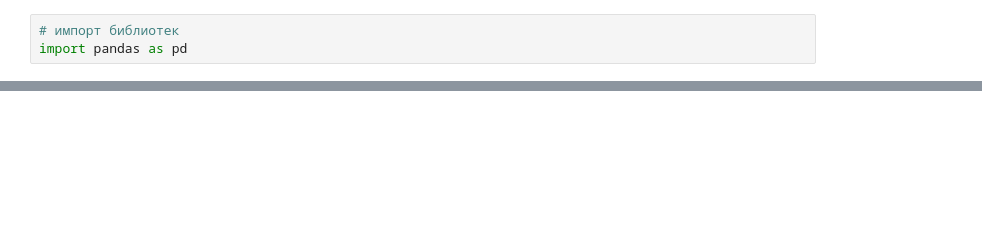
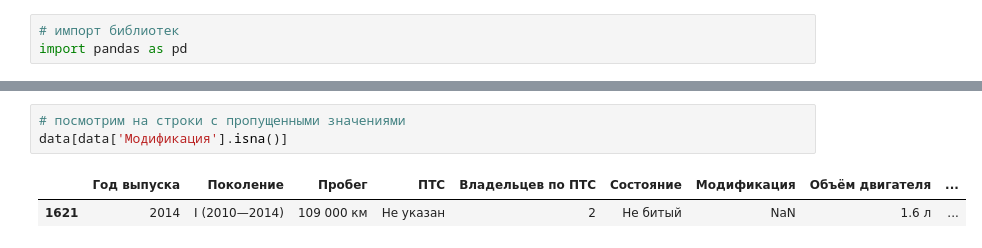
Before and after one commit to DmitryKolbanov/data-science-projects, a Jupyter notebook: car_price/notebooks/data_prep.ipynb, the cells around one changed output, grey strips where cells are left out. Cells and saved outputs as stored; diff of their text form; blank space fills up the shorter version.

```diff
--- a/car_price/notebooks/data_prep.ipynb
+++ b/car_price/notebooks/data_prep.ipynb
@@ -17,0 +91,6 @@ data.head()
+# %%
+# посмотрим на строки с пропущенными значениями
+data[data['Модификация'].isna()]
+# %% [output]
+|  | Год выпуска | Поколение | Пробег | ПТС | Владельцев по ПТС | Состояние | Модификация | Объём двигателя | ... |
+| 1621 | 2014 | I (2010—2014) | 109 000 км | Не указан | 2 | Не битый | NaN | 1.6 л | ... |
```
Also changed, not shown: parts of 32 cells of this notebook.
